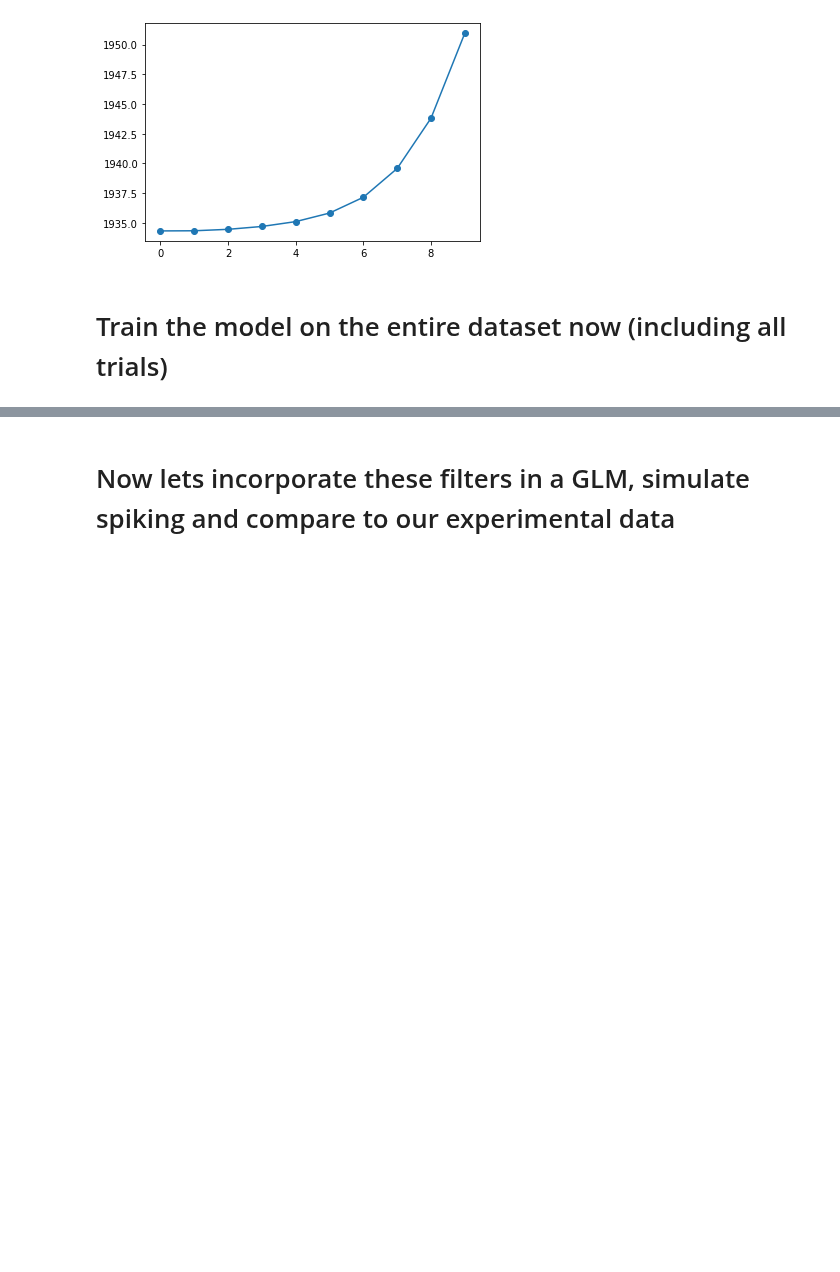
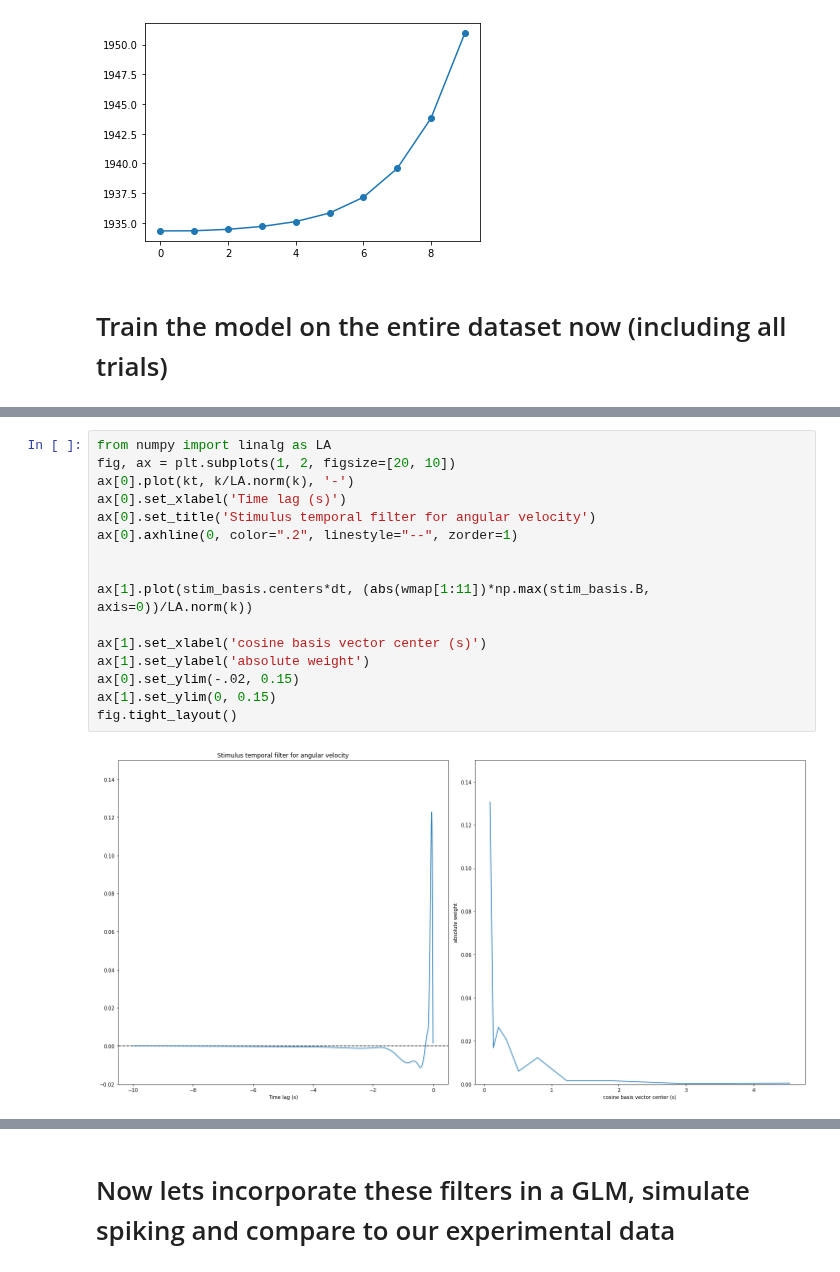
Before and after one commit to davidfox87/neuro_encoding_models, a Jupyter notebook: fitting_spike_train_tutorial.ipynb, the cells around one changed output, grey strips where cells are left out. Saved outputs shown, nothing was run; the diff lists cells and outputs as text; blank space fills up the shorter version.

```diff
--- a/fitting_spike_train_tutorial.ipynb
+++ b/fitting_spike_train_tutorial.ipynb
@@ -434,0 +439,18 @@ ax[1].set_xlim(0.005, 0.5)
+# %%
+from numpy import linalg as LA
+fig, ax = plt.subplots(1, 2, figsize=[20, 10])
+ax[0].plot(kt, k/LA.norm(k), '-')
+ax[0].set_xlabel('Time lag (s)')
+ax[0].set_title('Stimulus temporal filter for angular velocity')
+ax[0].axhline(0, color=".2", linestyle="--", zorder=1)
+
+
+ax[1].plot(stim_basis.centers*dt, (abs(wmap[1:11])*np.max(stim_basis.B, axis=0))/LA.norm(k))
+
+ax[1].set_xlabel('cosine basis vector center (s)')
+ax[1].set_ylabel('absolute weight')
+ax[0].set_ylim(-.02, 0.15)
+ax[1].set_ylim(0, 0.15)
+fig.tight_layout()
+# %% [output]
+[figure, added]
```
Also changed, not shown: parts of 10 cells of this notebook.
